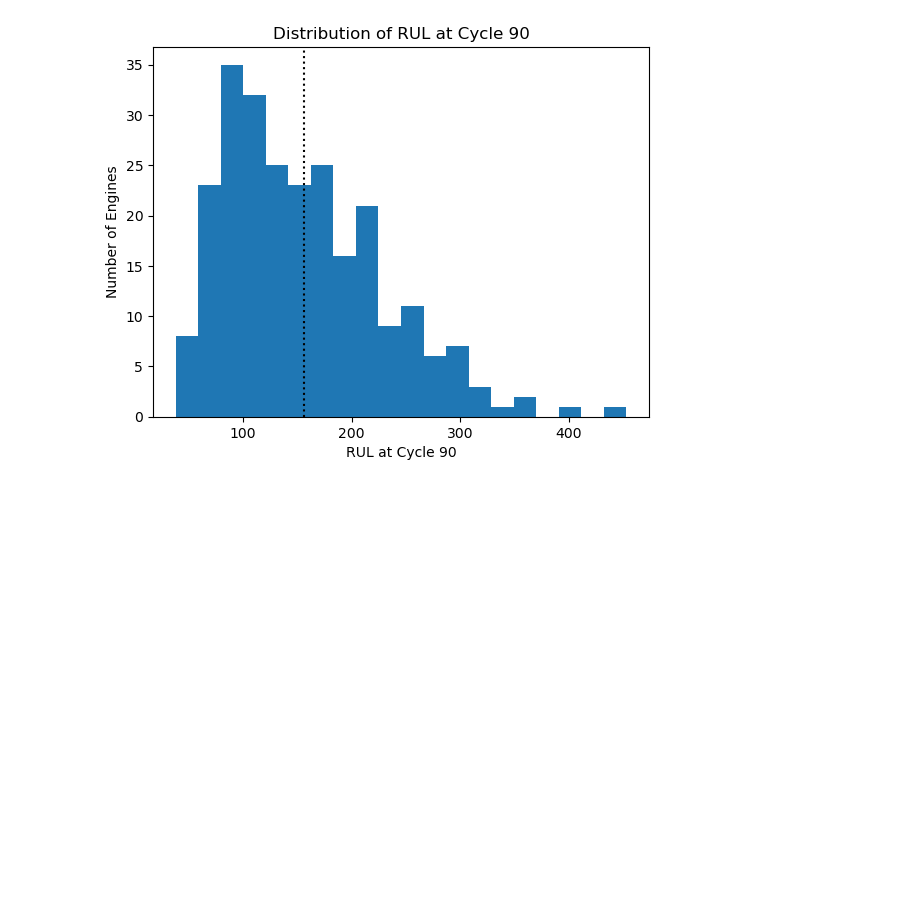
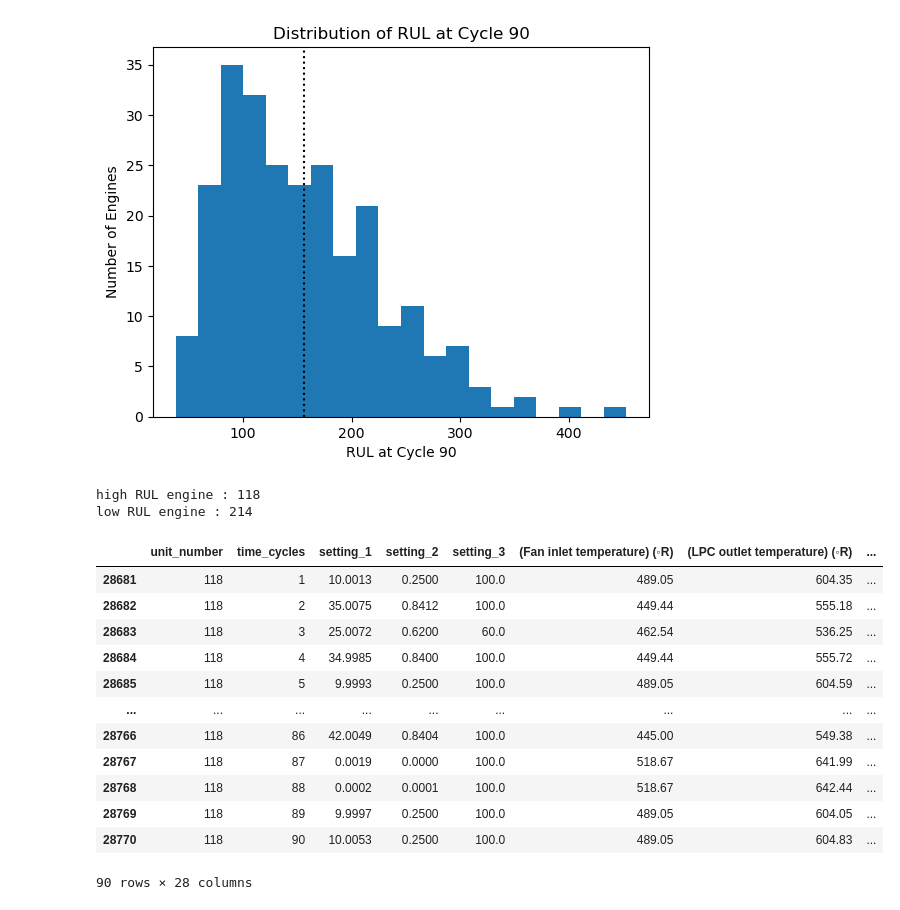
Before and after one commit to yadvendrasinghshekhawat02-design/first-, a Jupyter notebook: fd004_analysis.ipynb, the cells around one changed output. Drawn from its saved outputs; the diff is of its cells as text; code cells hidden in the pictures; blank space fills up the shorter version.

```diff
--- a/fd004_analysis.ipynb
+++ b/fd004_analysis.ipynb
@@ -632,0 +637,8 @@ plt.show()
+# %%
+high_engine = cycle_90.loc[cycle_90["RUL"].idxmax(), "unit_number"]
+low_engine  = cycle_90.loc[cycle_90["RUL"].idxmin(), "unit_number"]
+print(f"high RUL engine : {high_engine}")
+print(f"low RUL engine : {low_engine}")
+# %% [output]
+high RUL engine : 118
+low RUL engine : 214
@@ -632,0 +655,16 @@ plt.show()
+# %%
+engine_high
+# %% [output]
+|  | unit_number | time_cycles | setting_1 | setting_2 | setting_3 | (Fan inlet temperature) (◦R) | (LPC outlet temperature) (◦R) | ... |
+| 28681 | 118 | 1 | 10.0013 | 0.2500 | 100.0 | 489.05 | 604.35 | ... |
+| 28682 | 118 | 2 | 35.0075 | 0.8412 | 100.0 | 449.44 | 555.18 | ... |
+| 28683 | 118 | 3 | 25.0072 | 0.6200 | 60.0 | 462.54 | 536.25 | ... |
+| 28684 | 118 | 4 | 34.9985 | 0.8400 | 100.0 | 449.44 | 555.72 | ... |
+| 28685 | 118 | 5 | 9.9993 | 0.2500 | 100.0 | 489.05 | 604.59 | ... |
+| ... | ... | ... | ... | ... | ... | ... | ... | ... |
+| 28766 | 118 | 86 | 42.0049 | 0.8404 | 100.0 | 445.00 | 549.38 | ... |
+| 28767 | 118 | 87 | 0.0019 | 0.0000 | 100.0 | 518.67 | 641.99 | ... |
+| 28768 | 118 | 88 | 0.0002 | 0.0001 | 100.0 | 518.67 | 642.44 | ... |
+| 28769 | 118 | 89 | 9.9997 | 0.2500 | 100.0 | 489.05 | 604.05 | ... |
+| 28770 | 118 | 90 | 10.0053 | 0.2500 | 100.0 | 489.05 | 604.83 | ... |
+90 rows × 28 columns
```
Also changed, not shown: parts of 4 cells of this notebook, 1 other file.
